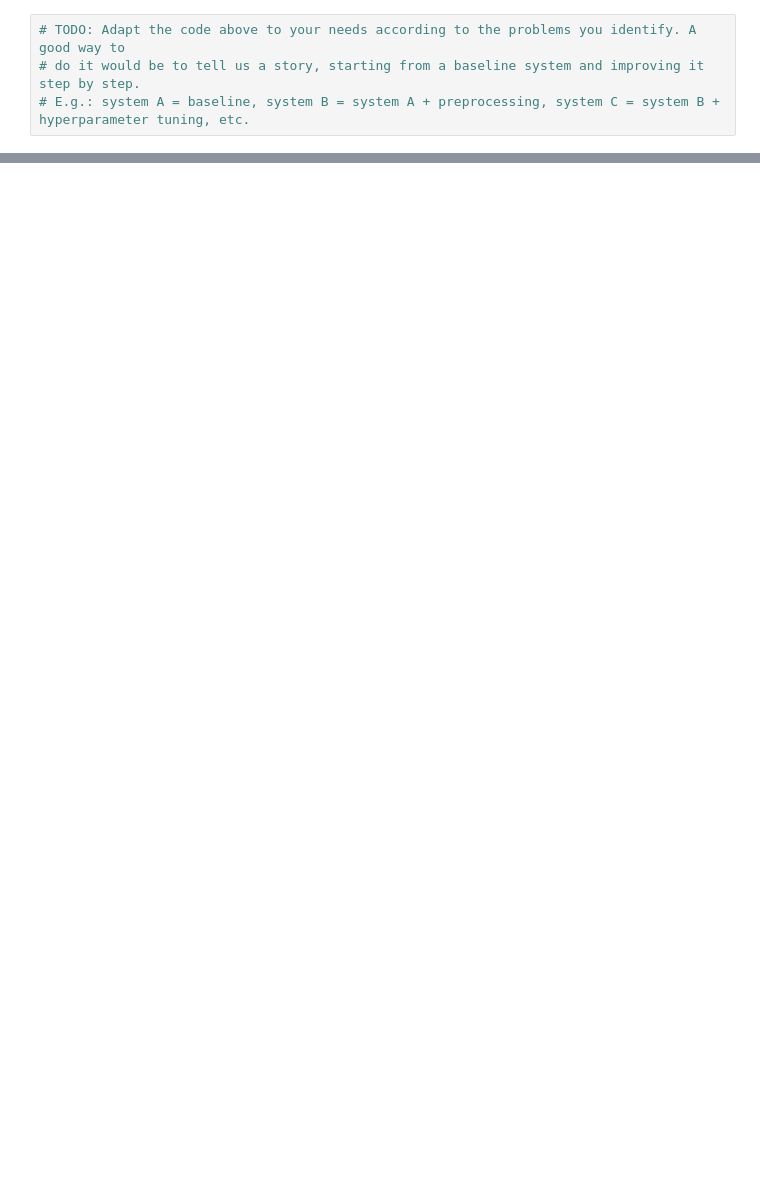
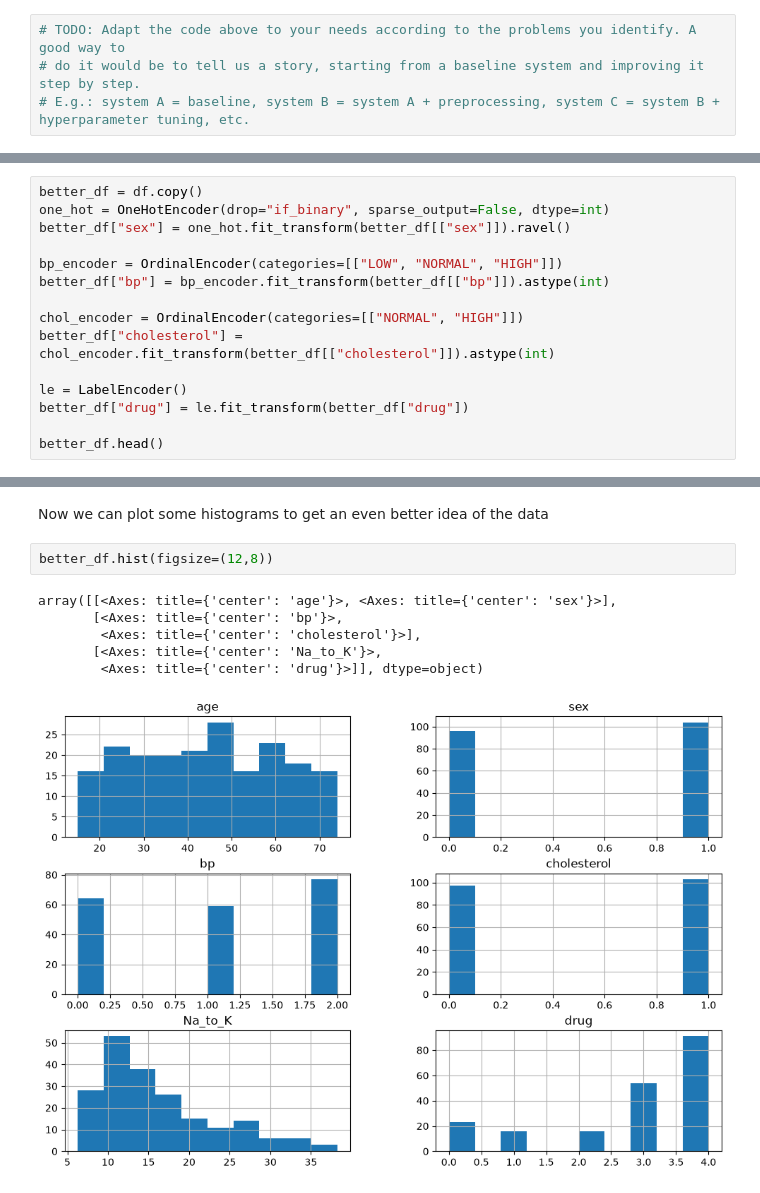
Before and after one commit to NoeBerdoz/FTP_MachLe, a Jupyter notebook: PW7/pw_resources/ex2-debugging/ex2-debugging-stud.ipynb, the cells around one changed output, grey strips where cells are left out. Cells and saved outputs as stored; diff of their text form; blank space fills up the shorter version.

```diff
--- a/PW7/pw_resources/ex2-debugging/ex2-debugging-stud.ipynb
+++ b/PW7/pw_resources/ex2-debugging/ex2-debugging-stud.ipynb
@@ -106,0 +164,15 @@ Accuracy: 0.49375
+# %%
+better_df = df.copy()
+one_hot = OneHotEncoder(drop="if_binary", sparse_output=False, dtype=int)
+better_df["sex"] = one_hot.fit_transform(better_df[["sex"]]).ravel()
+
+bp_encoder = OrdinalEncoder(categories=[["LOW", "NORMAL", "HIGH"]])
+better_df["bp"] = bp_encoder.fit_transform(better_df[["bp"]]).astype(int)
+
+chol_encoder = OrdinalEncoder(categories=[["NORMAL", "HIGH"]])
+better_df["cholesterol"] = chol_encoder.fit_transform(better_df[["cholesterol"]]).astype(int)
+
+le = LabelEncoder()
+better_df["drug"] = le.fit_transform(better_df["drug"])
+
+better_df.head()
@@ -106,0 +186,11 @@ Accuracy: 0.49375
+# %% [markdown]
+Now we can plot some histograms to get an even better idea of the data
+# %%
+better_df.hist(figsize=(12,8))
+# %% [output]
+array([[<Axes: title={'center': 'age'}>, <Axes: title={'center': 'sex'}>],
+       [<Axes: title={'center': 'bp'}>,
+        <Axes: title={'center': 'cholesterol'}>],
+       [<Axes: title={'center': 'Na_to_K'}>,
+        <Axes: title={'center': 'drug'}>]], dtype=object)
+[figure, added]
```
Also changed, not shown: parts of 33 cells of this notebook.
